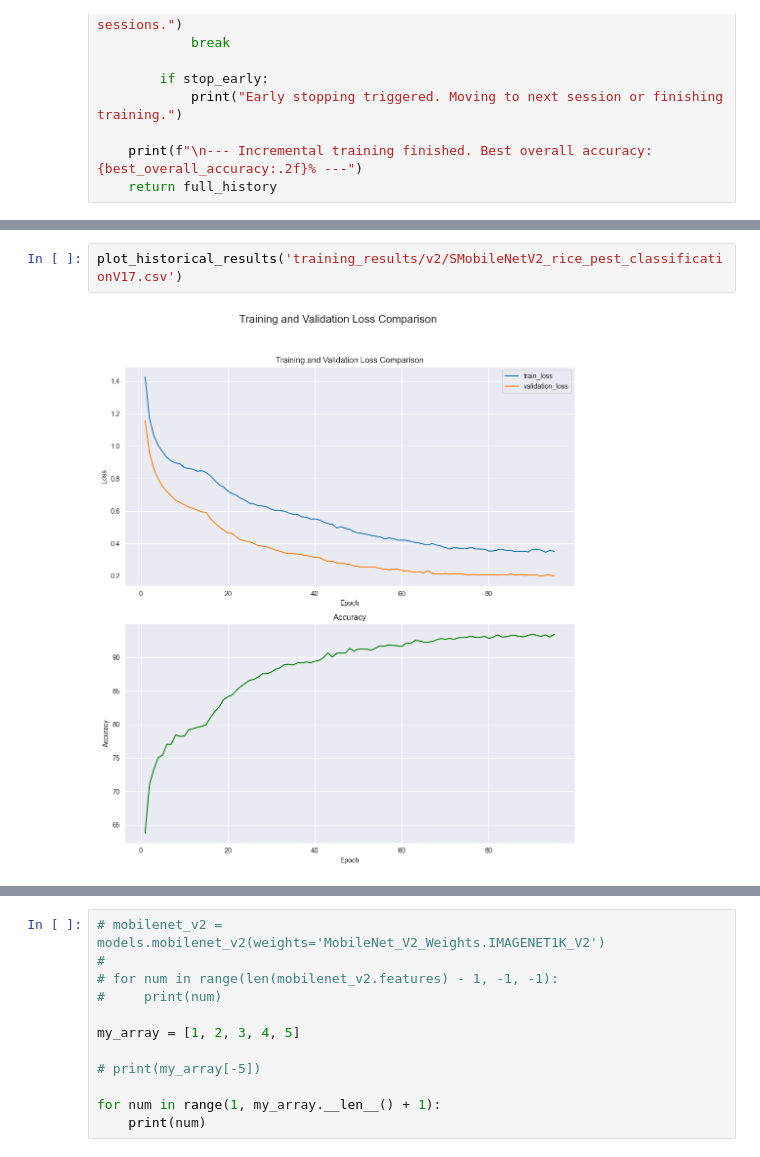
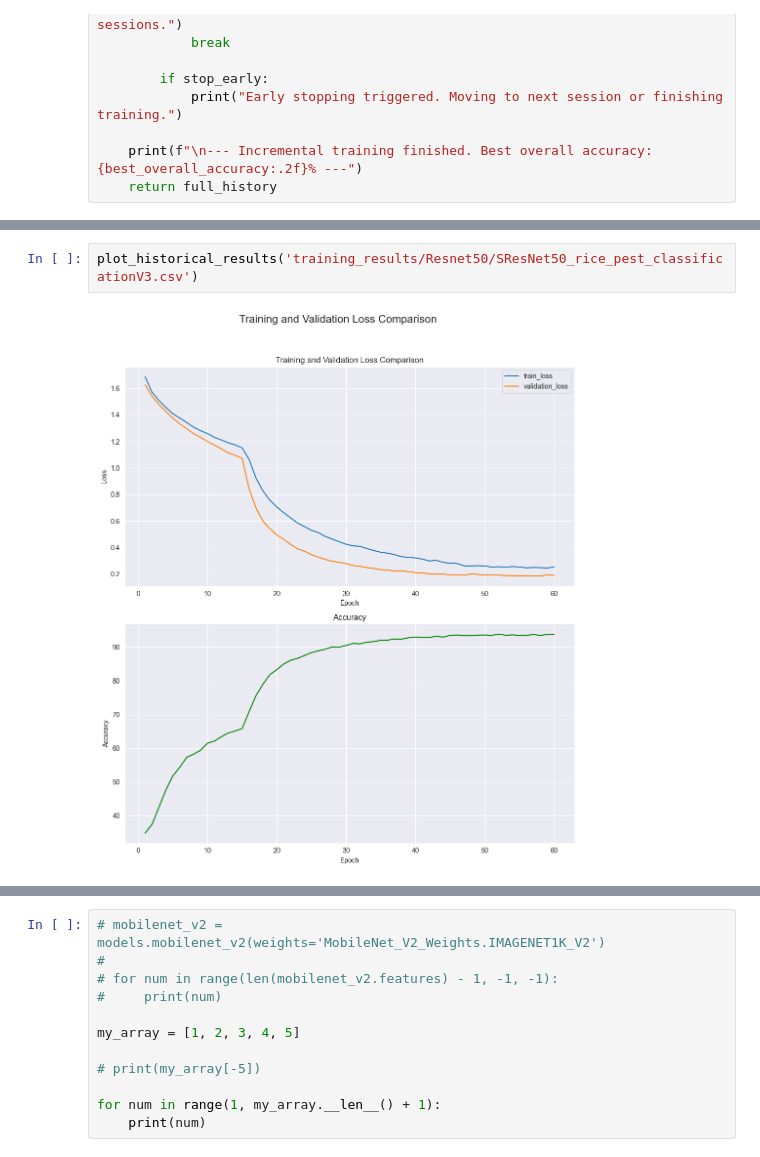
Before and after one commit to Zaphelious/rice-pest-classification, a Jupyter notebook: standard_training.ipynb, the cells around one changed output, grey strips where cells are left out. Saved outputs shown, nothing was run; the diff lists cells and outputs as text.

Commit message:
resnet50 training

```diff
--- a/standard_training.ipynb
+++ b/standard_training.ipynb
@@ -621,7 +576,7 @@ plot_historical_results('training_results\EfficientNetV2\SEfficientNetV2-m_rice_
 # %%
-plot_historical_results('training_results/v2/SMobileNetV2_rice_pest_classificationV17.csv')
+plot_historical_results('training_results/Resnet50/SResNet50_rice_pest_classificationV3.csv')
 # %% [output]
-[figure, old version]
+[figure, new version]
 # %%
 import torch.optim as optim
 
```
Also changed, not shown: parts of 12 cells of this notebook.
